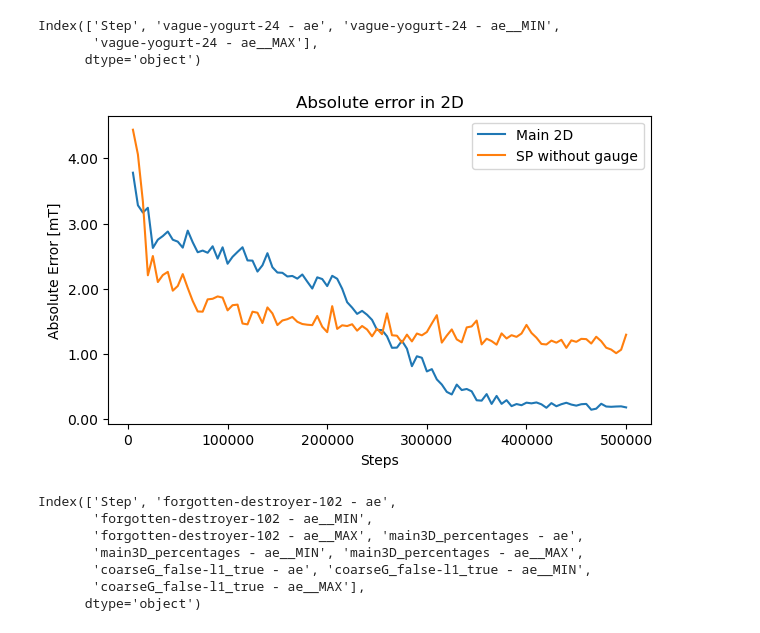
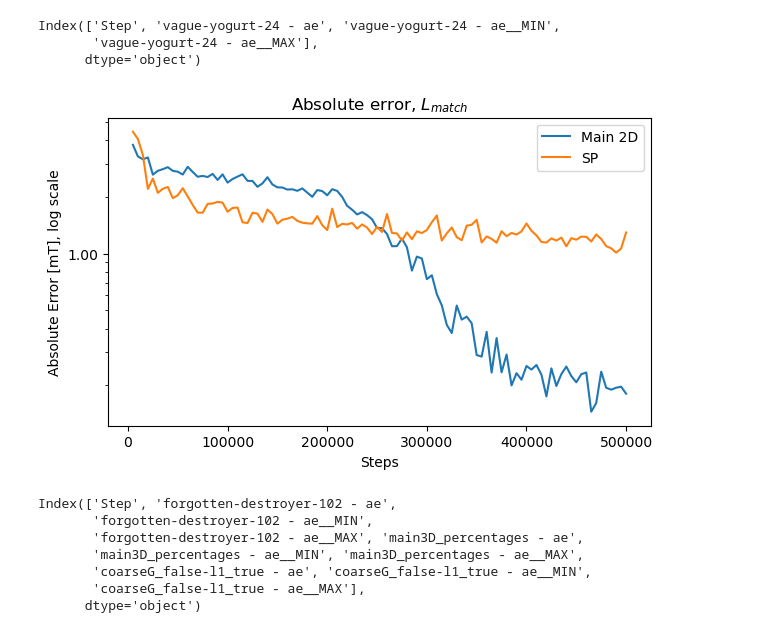
Before and after one commit to andreagboa/magfield-prediction, a Jupyter notebook: wandb_plots/wandb_plots.ipynb, the cells around one changed output. Cells and saved outputs as stored; diff of their text form; code cells hidden in the pictures.

Commit message:
Plots

```diff
--- a/wandb_plots/wandb_plots.ipynb
+++ b/wandb_plots/wandb_plots.ipynb
@@ -35,33 +36,32 @@ y3 = df2['vague-yogurt-24 - ae']
 # %%
 # fig = plt.figure(figsize=(7,4))
 
 # plt.rcParams['font.family'] = 'Calibri'
 
 fig,ax = plt.subplots(figsize=(7,4))
+plt.yscale('log')
 ax.plot(x, y1, label='Main 2D')
-ax.plot(x, y2, label='SP without gauge')
+ax.plot(x, y2, label='SP')
 # ax.plot(x, y3, label='SP with gauge')
 
 
 
 # Define the formatter function
 def mini_tesla_formatter(x, pos):
     return f"{x*1000:.2f}"  # Convert to mini Tesla and format the value
 
 # Apply the formatter to the Y-axis
 ax.yaxis.set_major_formatter(ticker.FuncFormatter(mini_tesla_formatter))
-
 plt.rcParams['font.size'] = 10
-
 plt.xlabel('Steps')
-plt.ylabel('Absolute Error [mT]')
-plt.title('Absolute error in 2D')
+plt.ylabel('Absolute Error [mT], log scale')
+plt.title(r'Absolute error, $L_{match}$')
 plt.legend()
 # plt.grid(True)
-plt.savefig('main2D_vs_SP.pdf')
+plt.savefig('main2D_vs_SP_log.pdf')
 plt.show()
 # %% [output]
-[figure, old version]
+[figure, new version]
 # %%
 file3 = 'C:/Users/s174370/magfield-prediction/wandb_plots/wandb_main_vs_perc.csv'
 df3 = pd.read_csv(file3)
```
Also changed, not shown: parts of 3 cells of this notebook, 3 other files.
